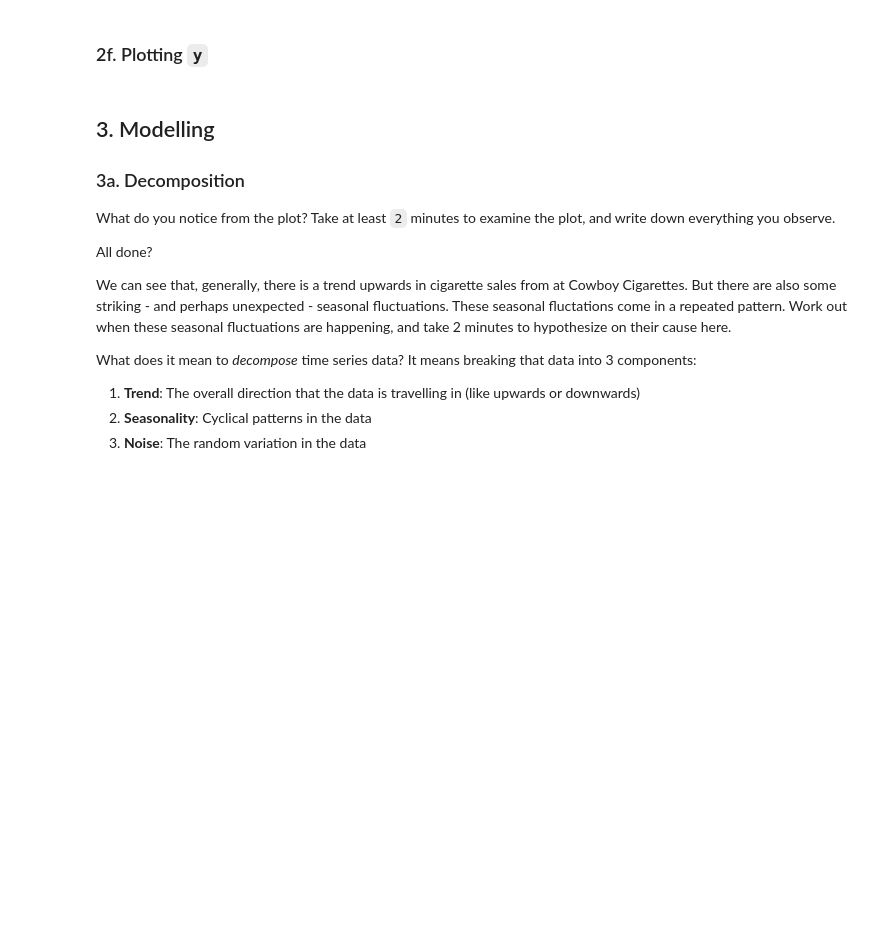
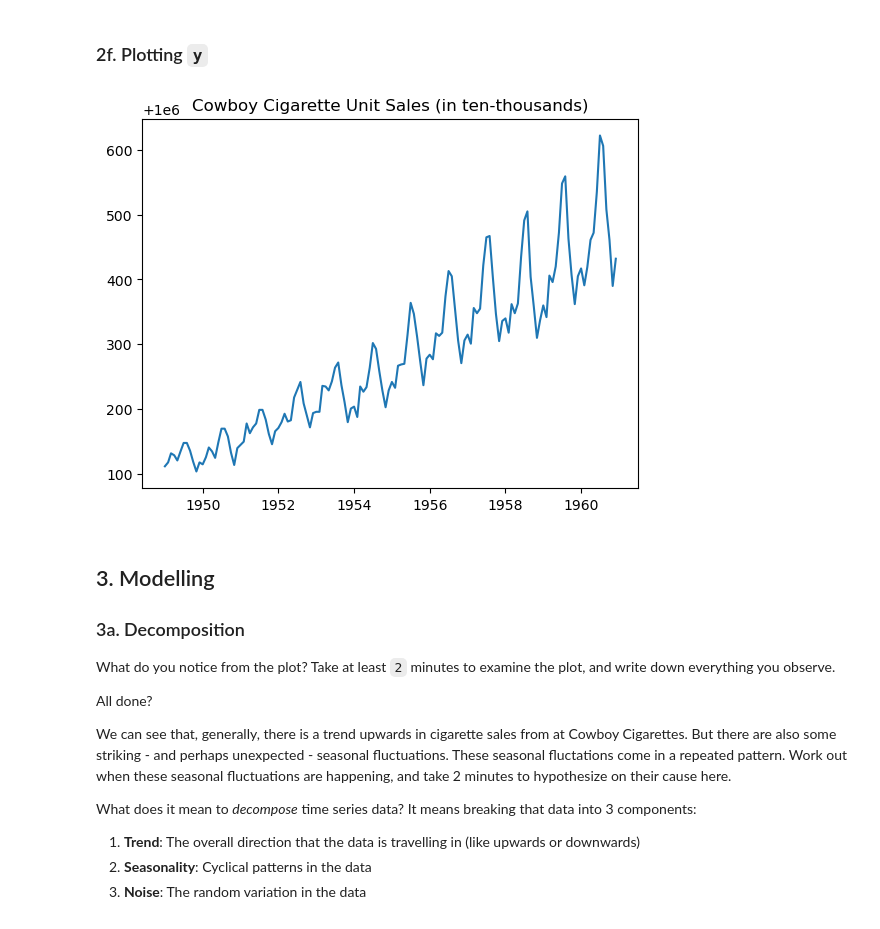
Before and after one commit to BrettlyCD/time-series, a Jupyter notebook: Cowboy Cigarettes Case Study - Tier 3.ipynb, the cells around one changed output. Cells and saved outputs as stored; diff of their text form; code cells hidden in the pictures; blank space fills up the shorter version.

```diff
--- a/Cowboy Cigarettes Case Study - Tier 3.ipynb
+++ b/Cowboy Cigarettes Case Study - Tier 3.ipynb
@@ -134,2 +132,4 @@ _ _ _
+# %%
+cigData.rename(columns={'Time': 'Month'}, inplace=True)
 # %% [markdown]
 Call a head() to check this has worked.
@@ -148,3 +151,9 @@ _ _ _
+# %%
+#convert to datetime
+cigData['Month'] = pd.to_datetime(cigData['Month'])
+# %%
+#make month the index
+cigData.set_index('Month', inplace=True)
 # %% [markdown]
 Perfect!
 # %% [markdown]
@@ -158,2 +165,4 @@ _ _ _
+# %%
+y = cigData['#CigSales']
 # %% [markdown]
 Check the type of our new variable.
@@ -174,3 +193,10 @@ _ _ _
+# %%
+plt.plot(y)
+
+plt.title('Cowboy Cigarette Unit Sales (in ten-thousands)')
+plt.show()
+# %% [output]
+[figure, added]
 # %% [markdown]
 ## 3. Modelling
 ### 3a. Decomposition
```
Also changed, not shown: parts of 13 cells of this notebook.
